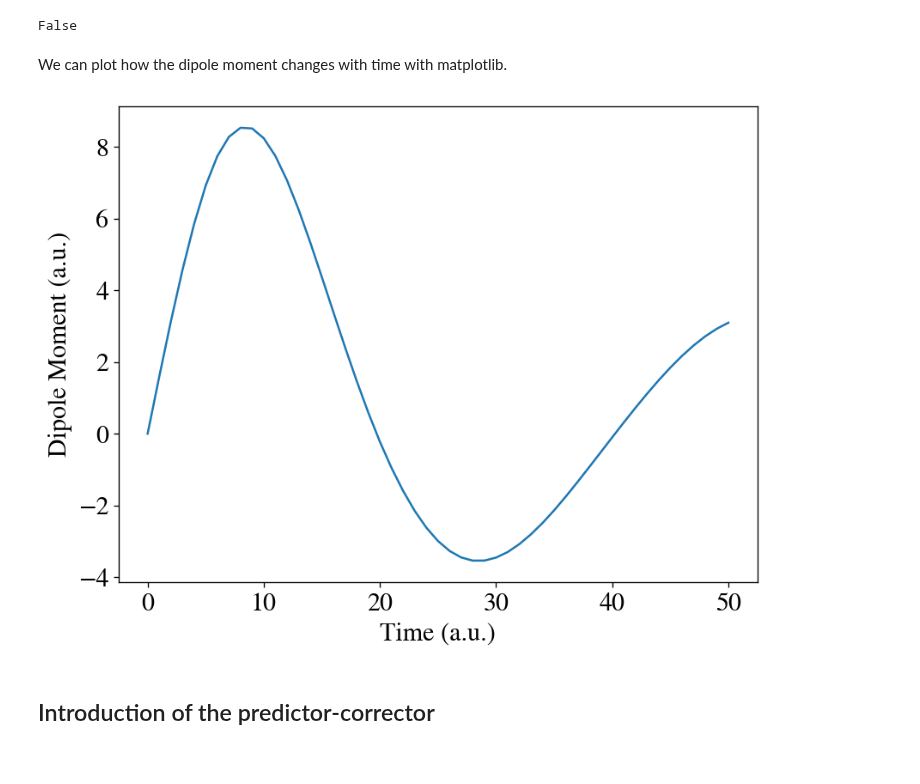
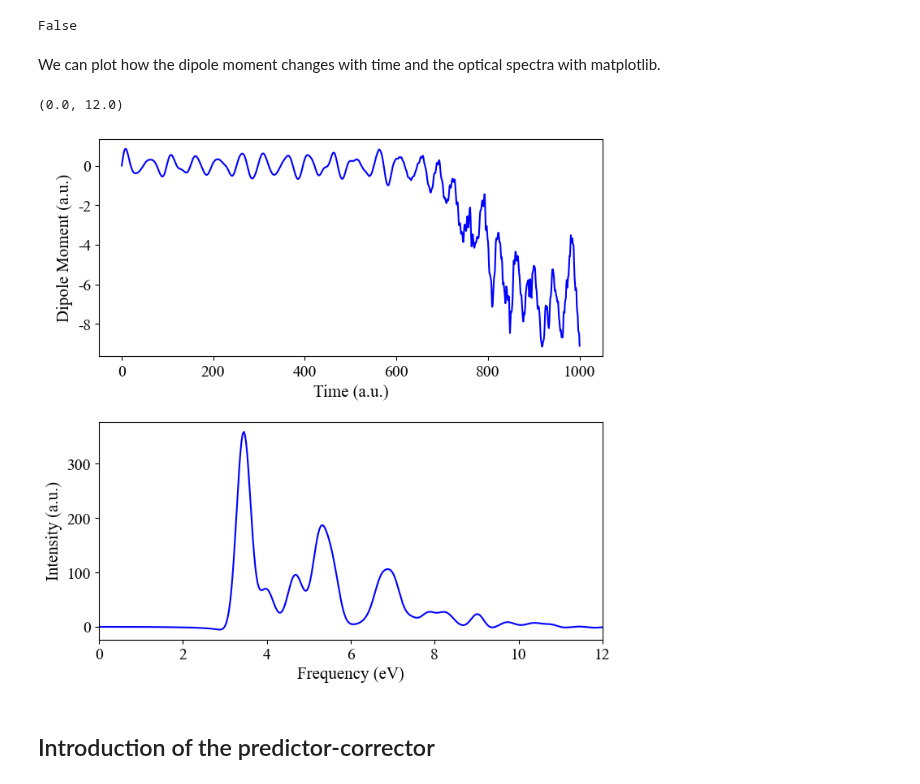
Before and after one commit to Quantum-MultiScale/DFTpy, a Jupyter notebook: examples/notebooks/td-ofdft-tutorial.ipynb, the cells around one changed output. Cells and saved outputs as stored; diff of their text form; code cells hidden in the pictures.

```diff
--- a/examples/notebooks/td-ofdft-tutorial.ipynb
+++ b/examples/notebooks/td-ofdft-tutorial.ipynb
@@ -161,17 +177,31 @@ runner()
 # %% [output]
 False
 # %% [markdown]
-We can plot how the dipole moment changes with time with matplotlib.
+We can plot how the dipole moment changes with time and the optical spectra with matplotlib.
-# %%
-import matplotlib.pyplot as plt
-
-t = np.linspace(0, interval * max_steps, max_steps + 1)
-plt.plot(t, [mu[0] for mu in runner.dipole])
-plt.xlabel('Time (a.u.)')
-plt.ylabel('Dipole Moment (a.u.)')
-plt.show()
-# %% [output]
-[figure, removed]
+# %%
+import matplotlib.pyplot as plt
+from dftpy.td.utils import calc_spectra_mu
+from dftpy.constants import Units
+
+t = np.linspace(0, interval * max_steps, max_steps + 1)
+delta_mu = np.asarray([mu[0] for mu in runner.dipole])
+omega, spectra = calc_spectra_mu(delta_mu, interval, kick=k, sigma=2e-05)
+freq = omega * Units.Ha
+
+fig = plt.figure(figsize=(8,8))
+gs = fig.add_gridspec(2, hspace=0.3)
+axs = gs.subplots()
+axs[0].plot(t, delta_mu, color='blue')
+axs[0].set_xlabel('Time (a.u.)')
+axs[0].set_ylabel('Dipole Moment (a.u.)')
+
+axs[1].plot(freq, spectra, color='blue')
+axs[1].set_xlabel('Frequency (eV)')
+axs[1].set_ylabel('Intensity (a.u.)')
+axs[1].set_xlim(0, 12)
+# %% [output]
+(0.0, 12.0)
+[figure, added]
 # %% [markdown]
 ## Introduction of the predictor-corrector
 # %% [markdown]
```
Also changed, not shown: parts of 14 cells of this notebook, 4 other files.
